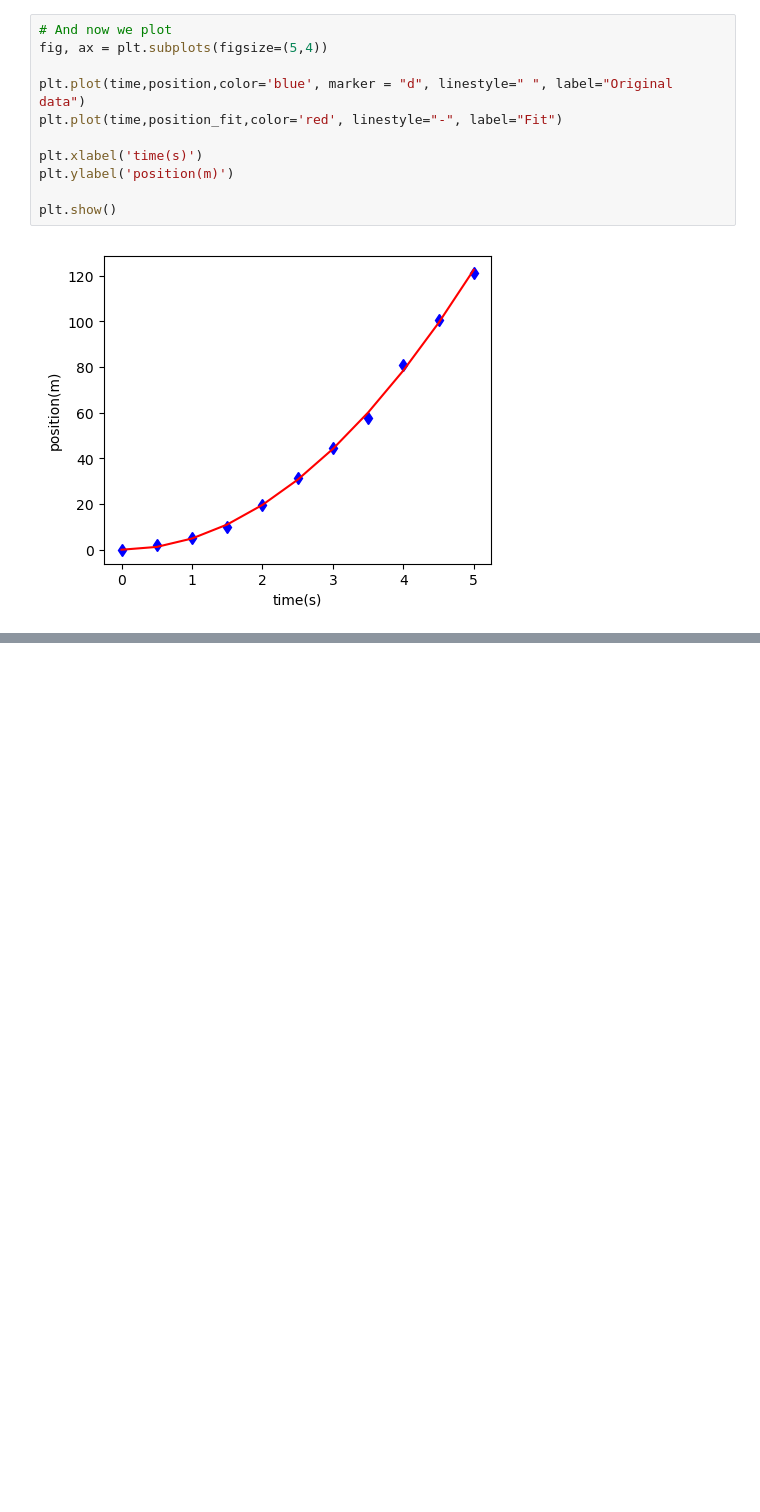
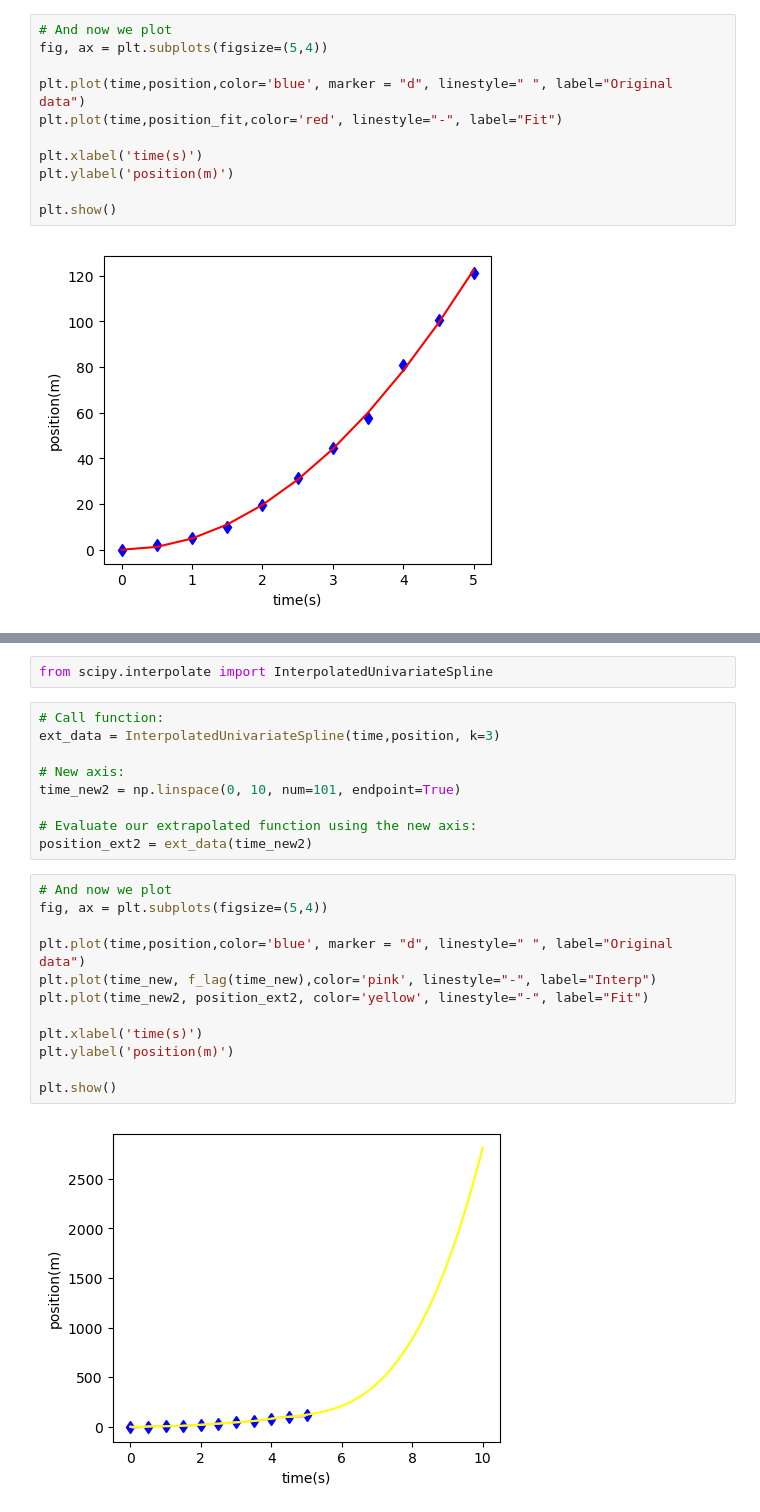
Before and after one commit to wbandabarragan/computational-physics-1, a Jupyter notebook: unit-1/112-extrapolation.ipynb, the cells around one changed output, grey strips where cells are left out. Saved outputs shown, nothing was run; the diff lists cells and outputs as text; blank space fills up the shorter version.

```diff
--- a/unit-1/112-extrapolation.ipynb
+++ b/unit-1/112-extrapolation.ipynb
@@ -98,0 +147,25 @@ plt.show()
+# %%
+from scipy.interpolate import InterpolatedUnivariateSpline
+# %%
+# Call function:
+ext_data = InterpolatedUnivariateSpline(time,position, k=3)
+
+# New axis:
+time_new2 = np.linspace(0, 10, num=101, endpoint=True)
+
+# Evaluate our extrapolated function using the new axis:
+position_ext2 = ext_data(time_new2)
+# %%
+# And now we plot
+fig, ax = plt.subplots(figsize=(5,4))
+
+plt.plot(time,position,color='blue', marker = "d", linestyle=" ", label="Original data")
+plt.plot(time_new, f_lag(time_new),color='pink', linestyle="-", label="Interp")
+plt.plot(time_new2, position_ext2, color='yellow', linestyle="-", label="Fit")
+
+plt.xlabel('time(s)')
+plt.ylabel('position(m)')
+
+plt.show()
+# %% [output]
+[figure, added]
```
Also changed, not shown: parts of 7 cells of this notebook.
